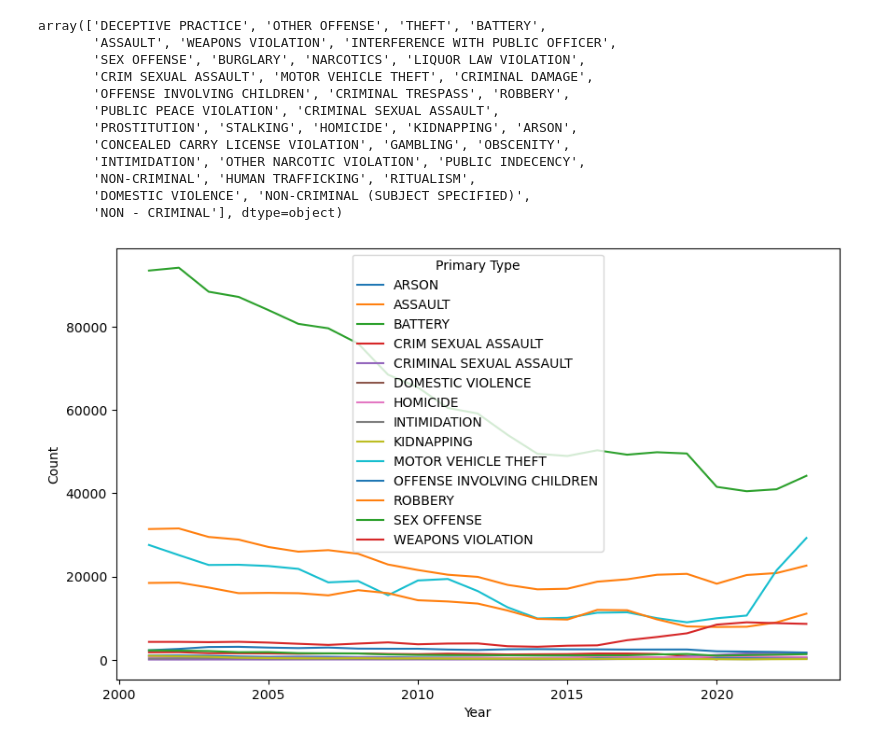
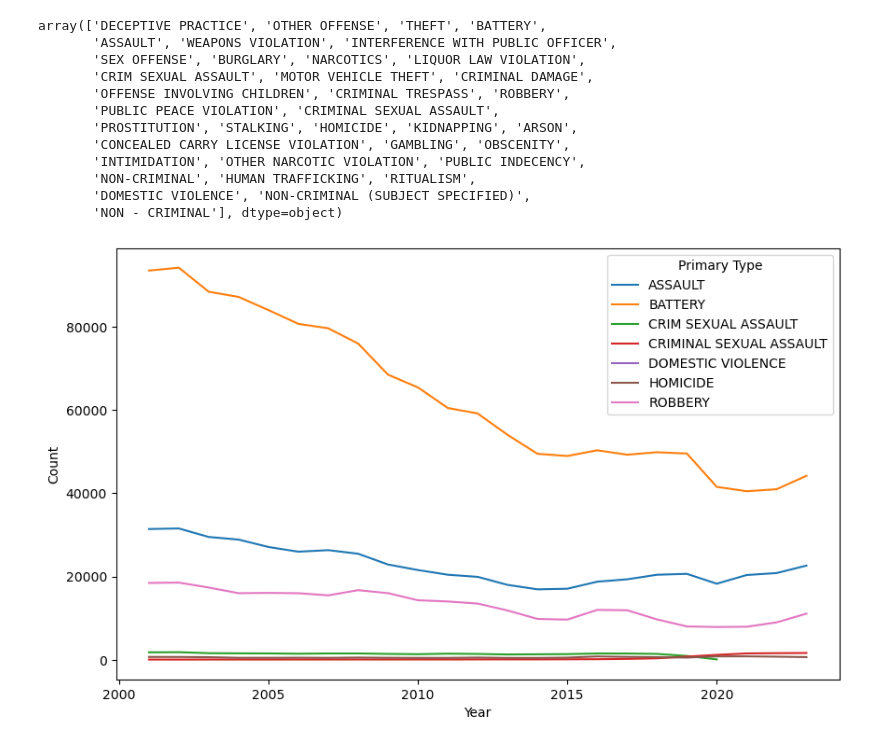
Before and after one commit to dcheung0720/Quantum-Queries, a Jupyter notebook: Analysis/EDA.ipynb, the cells around one changed output. Cells and saved outputs as stored; diff of their text form; code cells hidden in the pictures.

```diff
--- a/Analysis/EDA.ipynb
+++ b/Analysis/EDA.ipynb
@@ -62,14 +63,14 @@ array(['DECEPTIVE PRACTICE', 'OTHER OFFENSE', 'THEFT', 'BATTERY',
        'DOMESTIC VIOLENCE', 'NON-CRIMINAL (SUBJECT SPECIFIED)',
        'NON - CRIMINAL'], dtype=object)
 # %%
-violent_crimes = ['BATTERY', 'ASSAULT', 'WEAPONS VIOLATION', 'SEX OFFENSE', 'CRIM SEXUAL ASSAULT', 'MOTOR VEHICLE THEFT', 'OFFENSE INVOLVING CHILDREN', 'ROBBERY', 'CRIMINAL SEXUAL ASSAULT', 'HOMICIDE', 'KIDNAPPING', 'ARSON', 'INTIMIDATION', 'DOMESTIC VIOLENCE']
+violent_crimes = ['BATTERY', 'ASSAULT', 'CRIM SEXUAL ASSAULT', 'ROBBERY', 'CRIMINAL SEXUAL ASSAULT', 'HOMICIDE', 'DOMESTIC VIOLENCE']
 df_violent = df[df["Primary Type"].isin(violent_crimes)]
 
 violent_crime_types = df_violent.groupby(["Primary Type", "Year"]).size().reset_index(name = "Count")
 violent_crime_types = violent_crime_types[violent_crime_types["Year"] != 2024]
 plt.figure(figsize=(10, 6))
 sns.lineplot(data= violent_crime_types, x="Year", y="Count", hue="Primary Type", palette="tab10")
 plt.legend(title='Primary Type')
 plt.show()
 # %% [output]
-[figure, old version]
+[figure, new version]
```
Also changed, not shown: parts of 2 cells of this notebook.
